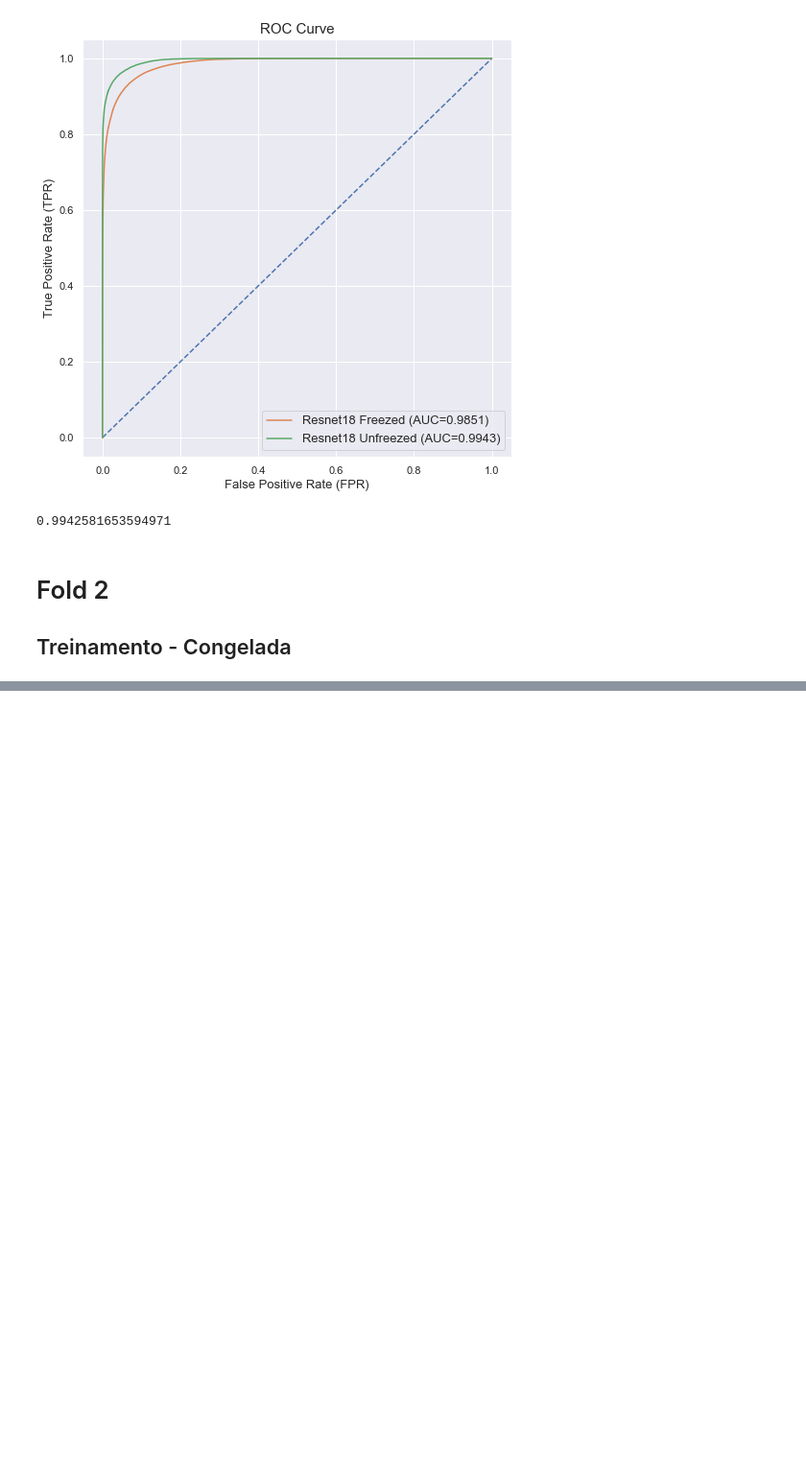
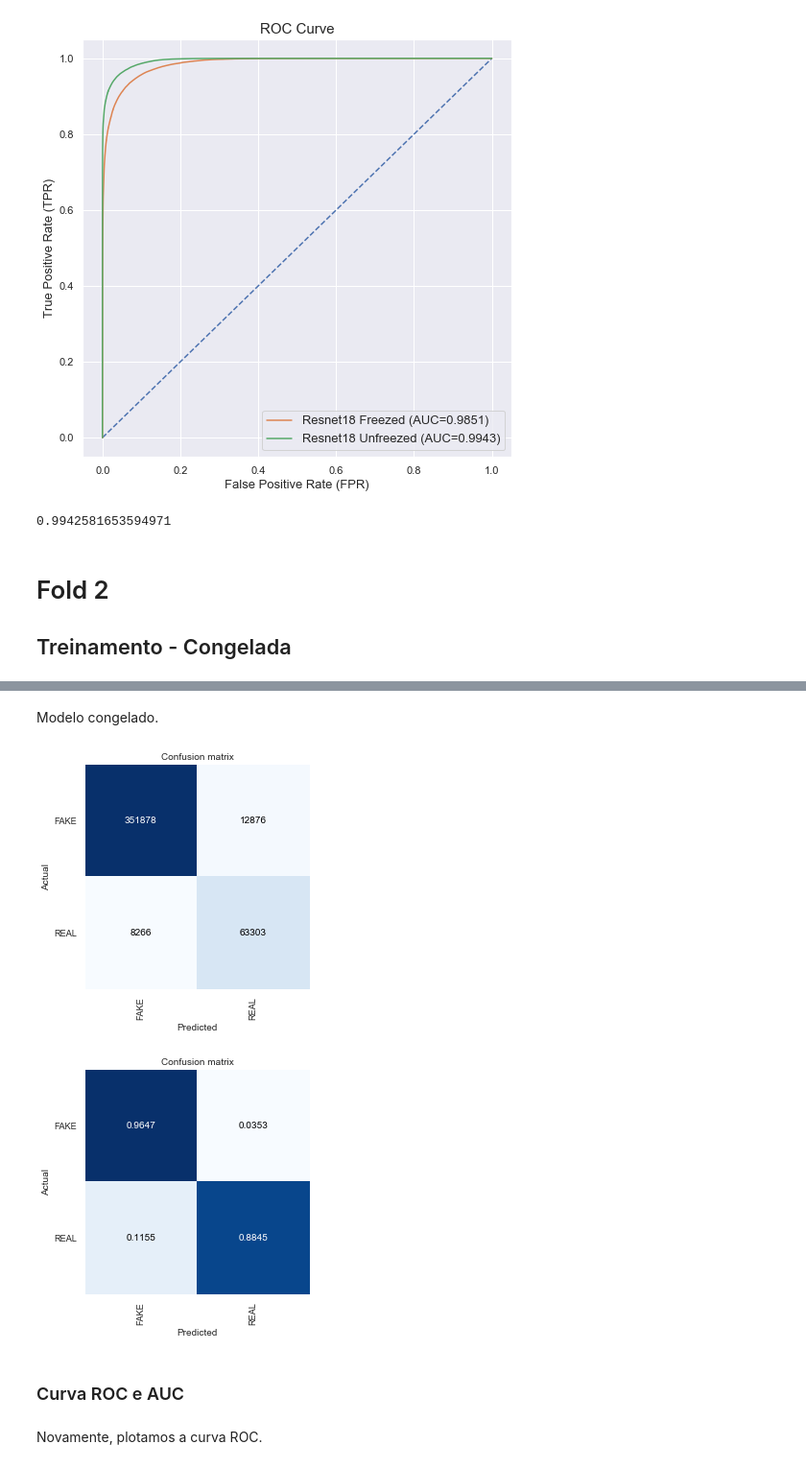
Before and after one commit to ChristianCFranca/unb-tg-deepfakerecognition, a Jupyter notebook: Treinamento Fastai Resnet18.ipynb, the cells around one changed output, grey strips where cells are left out. Shown at 96% size. Cells and saved outputs as stored; diff of their text form; code cells hidden in the pictures; blank space fills up the shorter version.

```diff
--- a/Treinamento Fastai Resnet18.ipynb
+++ b/Treinamento Fastai Resnet18.ipynb
@@ -386,0 +446,2 @@ auc_score_unfreezed
+# %%
+interp = ClassificationInterpretation.from_learner(learn)
@@ -386,0 +450,12 @@ auc_score_unfreezed
+# %% [markdown]
+Modelo congelado.
+# %%
+interp.plot_confusion_matrix(normalize=False, figsize=(5,5), dpi=60)
+interp.plot_confusion_matrix(normalize=True, norm_dec=4, figsize=(5,5), dpi=60)
+# %% [output]
+[figure, added]
+[figure, added]
+# %% [markdown]
+### Curva ROC e AUC
+# %% [markdown]
+Novamente, plotamos a curva ROC.
```
Also changed, not shown: parts of 12 cells of this notebook.
